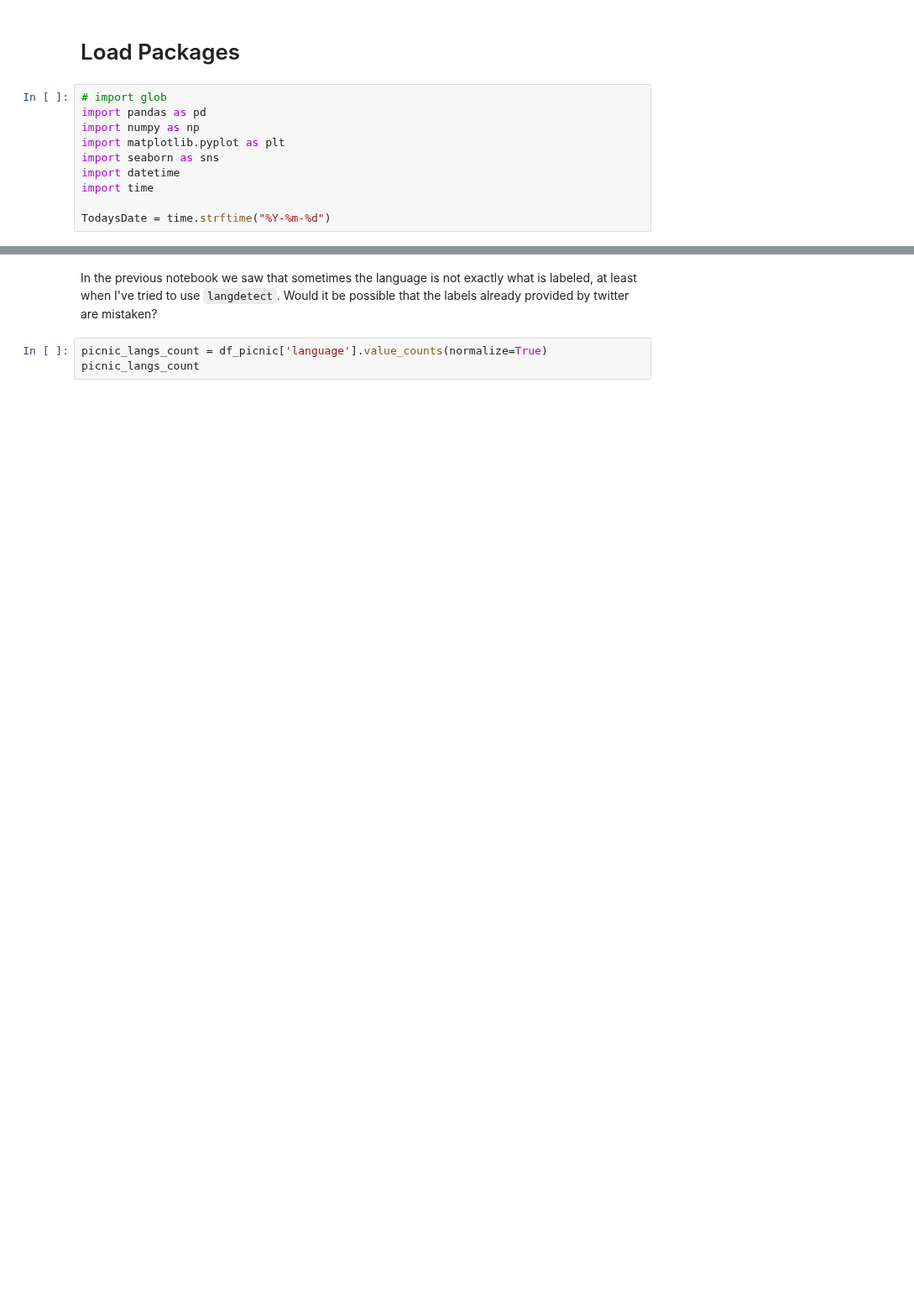
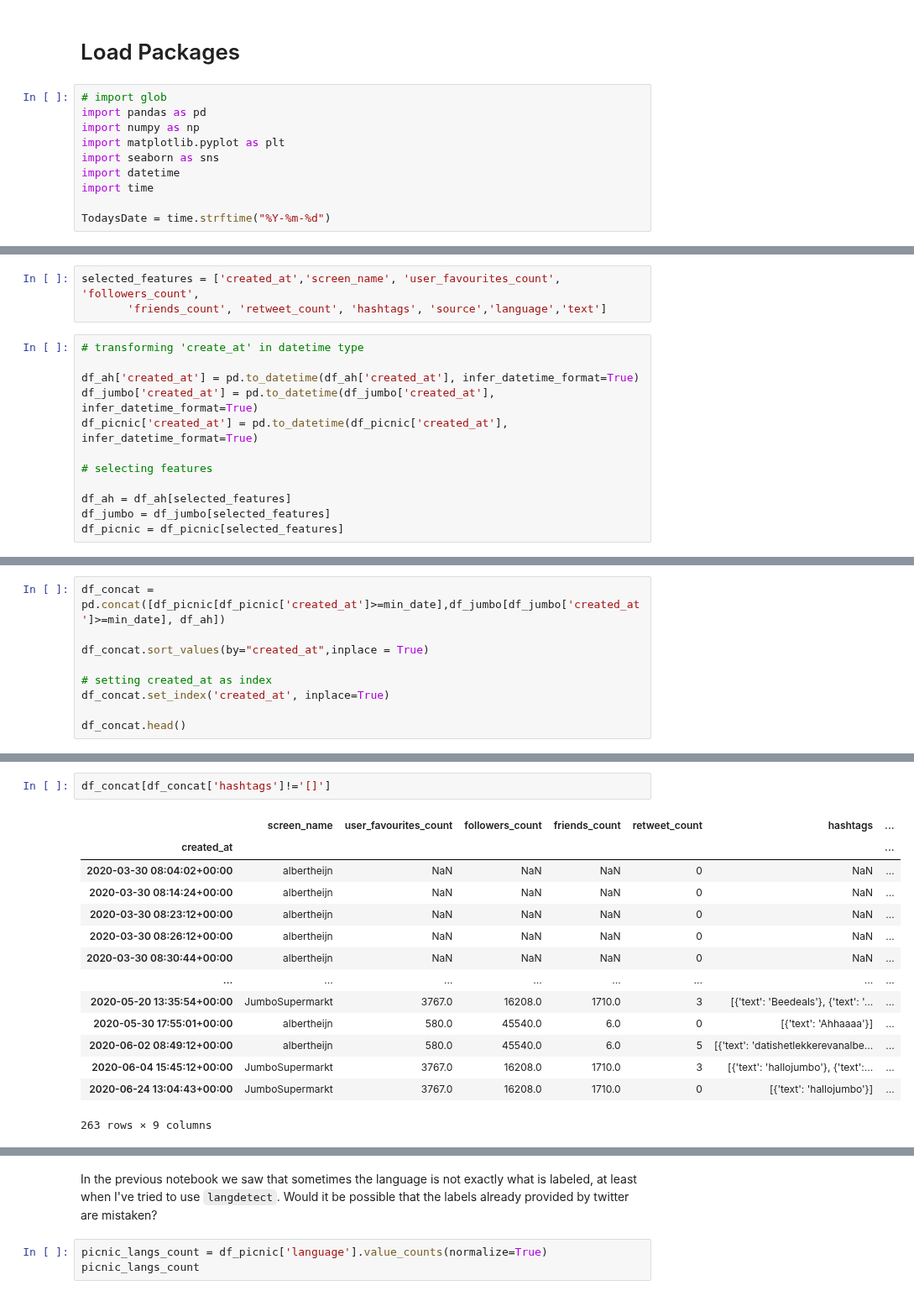
Before and after one commit to dpbac/twitter_analysis_online_grocery_NL, a Jupyter notebook: notebooks/03-EDA and Sentiment Analysis.ipynb, the cells around one changed output, grey strips where cells are left out. Shown at 84% size. Cells and saved outputs as stored; diff of their text form; blank space fills up the shorter version.

```diff
--- a/notebooks/03-EDA and Sentiment Analysis.ipynb
+++ b/notebooks/03-EDA and Sentiment Analysis.ipynb
@@ -119,0 +242,15 @@ memory usage: 478.2+ KB
+# %%
+selected_features = ['created_at','screen_name', 'user_favourites_count', 'followers_count',
+       'friends_count', 'retweet_count', 'hashtags', 'source','language','text']
+# %%
+# transforming 'create_at' in datetime type
+
+df_ah['created_at'] = pd.to_datetime(df_ah['created_at'], infer_datetime_format=True)
+df_jumbo['created_at'] = pd.to_datetime(df_jumbo['created_at'], infer_datetime_format=True)
+df_picnic['created_at'] = pd.to_datetime(df_picnic['created_at'], infer_datetime_format=True)
+
+# selecting features
+
+df_ah = df_ah[selected_features]
+df_jumbo = df_jumbo[selected_features]
+df_picnic = df_picnic[selected_features]
@@ -119,0 +263,9 @@ memory usage: 478.2+ KB
+# %%
+df_concat = pd.concat([df_picnic[df_picnic['created_at']>=min_date],df_jumbo[df_jumbo['created_at']>=min_date], df_ah])
+
+df_concat.sort_values(by="created_at",inplace = True)
+
+# setting created_at as index
+df_concat.set_index('created_at', inplace=True)
+
+df_concat.head()
@@ -119,0 +325,17 @@ memory usage: 478.2+ KB
+# %%
+df_concat[df_concat['hashtags']!='[]']
+# %% [output]
+|  | screen_name | user_favourites_count | followers_count | friends_count | retweet_count | hashtags | ... |
+| created_at |  |  |  |  |  |  | ... |
+| 2020-03-30 08:04:02+00:00 | albertheijn | NaN | NaN | NaN | 0 | NaN | ... |
+| 2020-03-30 08:14:24+00:00 | albertheijn | NaN | NaN | NaN | 0 | NaN | ... |
+| 2020-03-30 08:23:12+00:00 | albertheijn | NaN | NaN | NaN | 0 | NaN | ... |
+| 2020-03-30 08:26:12+00:00 | albertheijn | NaN | NaN | NaN | 0 | NaN | ... |
+| 2020-03-30 08:30:44+00:00 | albertheijn | NaN | NaN | NaN | 0 | NaN | ... |
+| ... | ... | ... | ... | ... | ... | ... | ... |
+| 2020-05-20 13:35:54+00:00 | JumboSupermarkt | 3767.0 | 16208.0 | 1710.0 | 3 | [{'text': 'Beedeals'}, {'text': '... | ... |
+| 2020-05-30 17:55:01+00:00 | albertheijn | 580.0 | 45540.0 | 6.0 | 0 | [{'text': 'Ahhaaaa'}] | ... |
+| 2020-06-02 08:49:12+00:00 | albertheijn | 580.0 | 45540.0 | 6.0 | 5 | [{'text': 'datishetlekkerevanalbe... | ... |
+| 2020-06-04 15:45:12+00:00 | JumboSupermarkt | 3767.0 | 16208.0 | 1710.0 | 3 | [{'text': 'hallojumbo'}, {'text':... | ... |
+| 2020-06-24 13:04:43+00:00 | JumboSupermarkt | 3767.0 | 16208.0 | 1710.0 | 0 | [{'text': 'hallojumbo'}] | ... |
+263 rows × 9 columns
```
Also changed, not shown: parts of 62 cells of this notebook, 8 other files.
